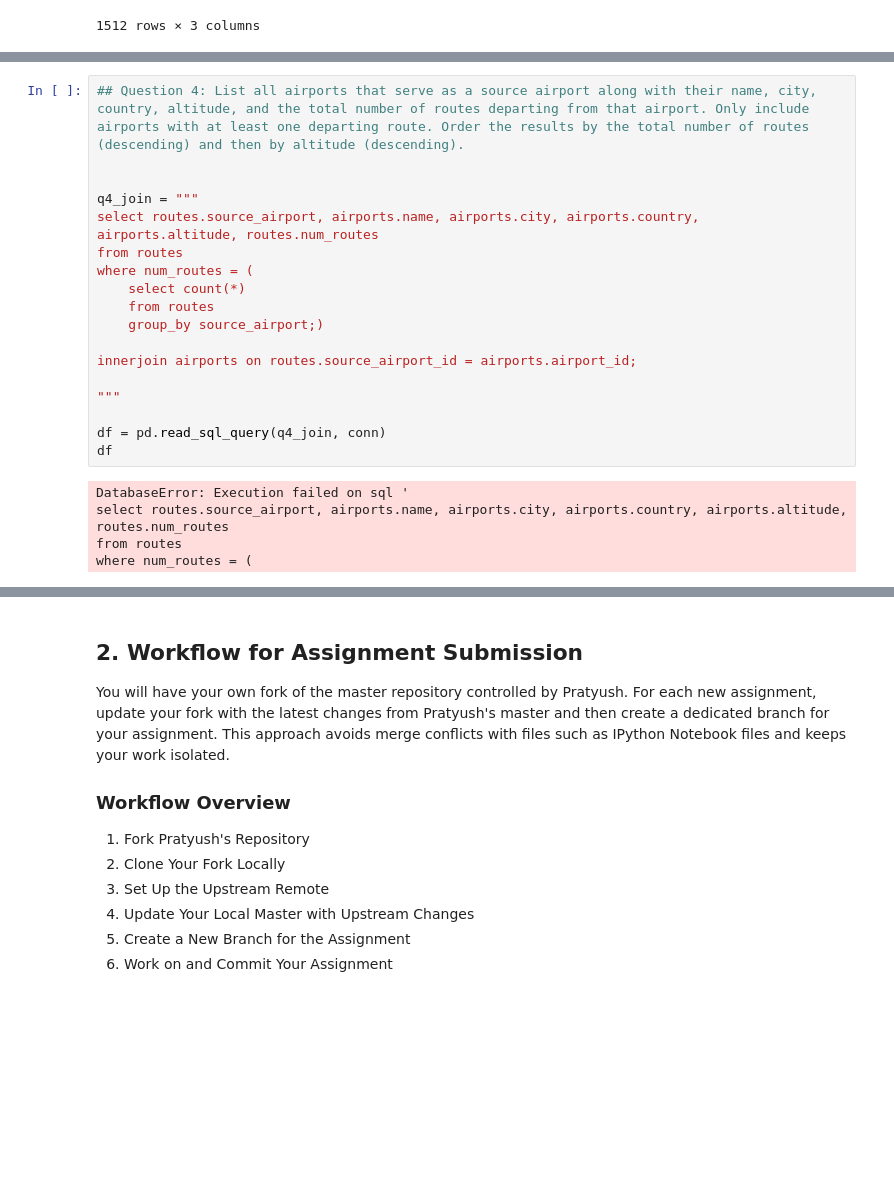
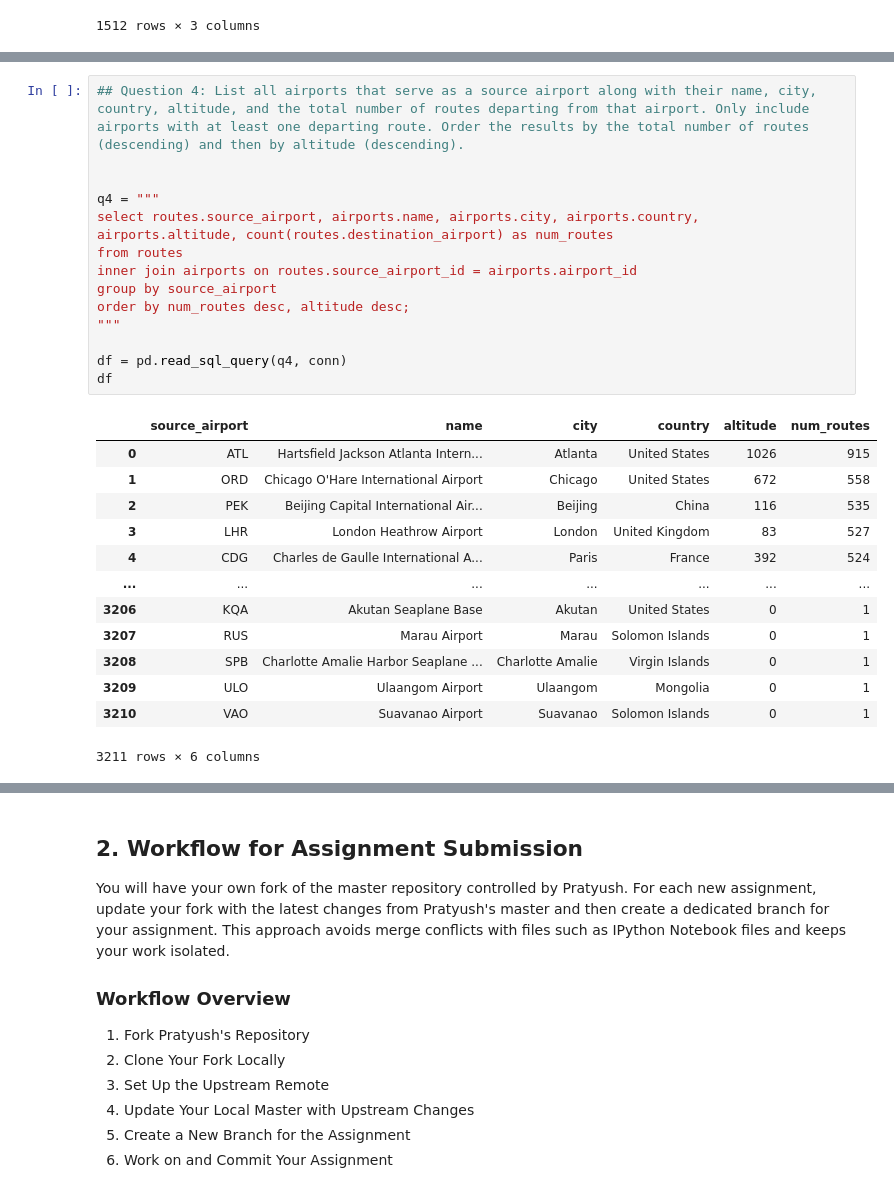
Before and after one commit to vivagrace/data_alchemy_assignments, a Jupyter notebook: Wk2_SQL.ipynb, the cells around one changed output, grey strips where cells are left out. Cells and saved outputs as stored; diff of their text form; blank space fills up the shorter version.

```diff
--- a/Wk2_SQL.ipynb
+++ b/Wk2_SQL.ipynb
@@ -168,23 +184,28 @@ df
 # %%
 ## Question 4: List all airports that serve as a source airport along with their name, city, country, altitude, and the total number of routes departing from that airport. Only include airports with at least one departing route. Order the results by the total number of routes (descending) and then by altitude (descending).
 
 
-q4_join = """
-select routes.source_airport, airports.name, airports.city, airports.country, airports.altitude, routes.num_routes
+q4 = """
+select routes.source_airport, airports.name, airports.city, airports.country, airports.altitude, count(routes.destination_airport) as num_routes
 from routes
-where num_routes = (
-    select count(*)
-    from routes
-    group_by source_airport;)
-
-innerjoin airports on routes.source_airport_id = airports.airport_id;
-
+inner join airports on routes.source_airport_id = airports.airport_id
+group by source_airport
+order by num_routes desc, altitude desc;
 """
 
-df = pd.read_sql_query(q4_join, conn)
+df = pd.read_sql_query(q4, conn)
 df
 # %% [output]
+|  | source_airport | name | city | country | altitude | num_routes |
+| 0 | ATL | Hartsfield Jackson Atlanta Intern... | Atlanta | United States | 1026 | 915 |
+| 1 | ORD | Chicago O'Hare International Airport | Chicago | United States | 672 | 558 |
+| 2 | PEK | Beijing Capital International Air... | Beijing | China | 116 | 535 |
+| 3 | LHR | London Heathrow Airport | London | United Kingdom | 83 | 527 |
+| 4 | CDG | Charles de Gaulle International A... | Paris | France | 392 | 524 |
+| ... | ... | ... | ... | ... | ... | ... |
+| 3206 | KQA | Akutan Seaplane Base | Akutan | United States | 0 | 1 |
+| 3207 | RUS | Marau Airport | Marau | Solomon Islands | 0 | 1 |
+| 3208 | SPB | Charlotte Amalie Harbor Seaplane ... | Charlotte Amalie | Virgin Islands | 0 | 1 |
+| 3209 | ULO | Ulaangom Airport | Ulaangom | Mongolia | 0 | 1 |
+| 3210 | VAO | Suavanao Airport | Suavanao | Solomon Islands | 0 | 1 |
-DatabaseError: Execution failed on sql '
-select routes.source_airport, airports.name, airports.city, airports.country, airports.altitude, routes.num_routes
-from routes
-where num_routes = (
+3211 rows × 6 columns
```
Also changed, not shown: parts of 5 cells of this notebook, 1 other file.
